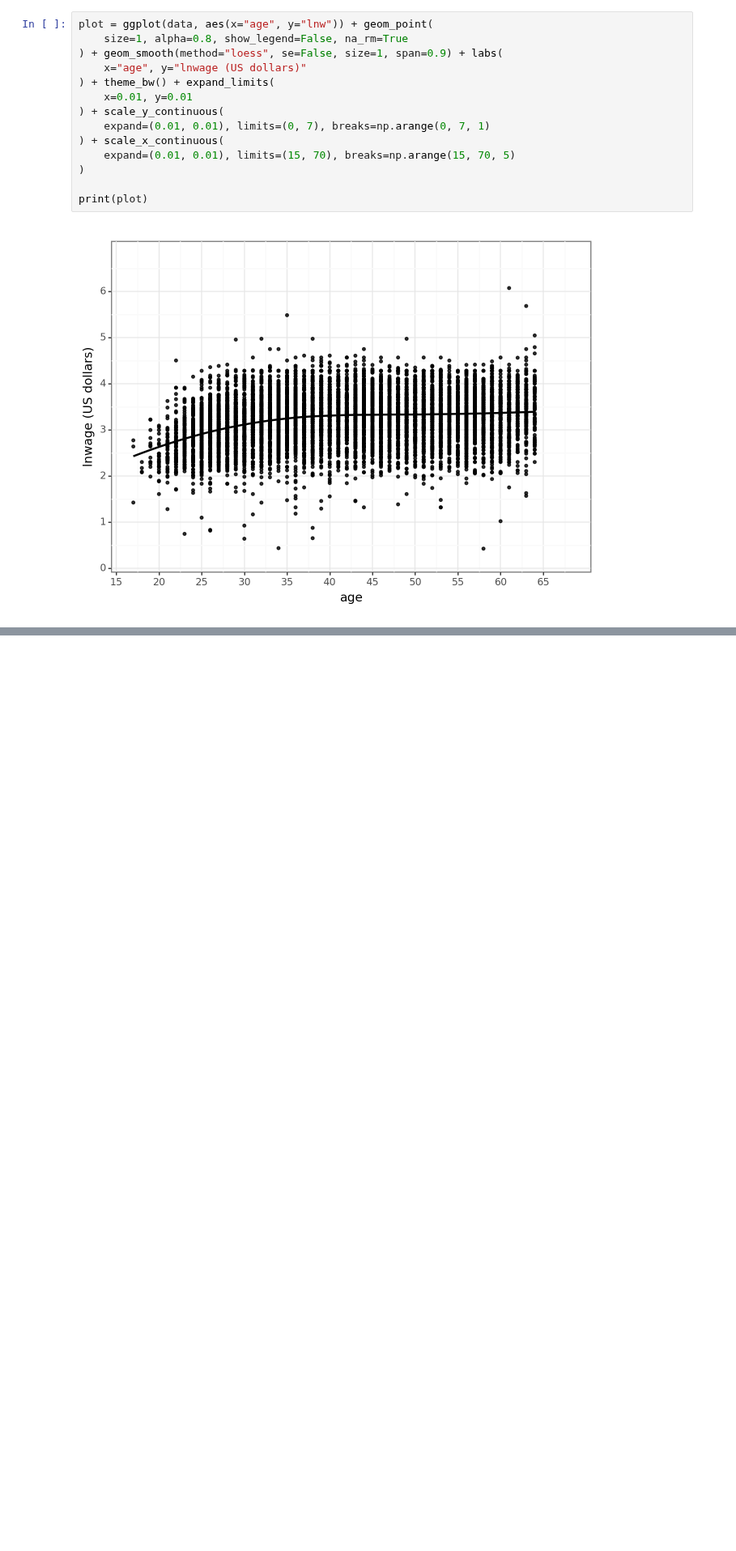
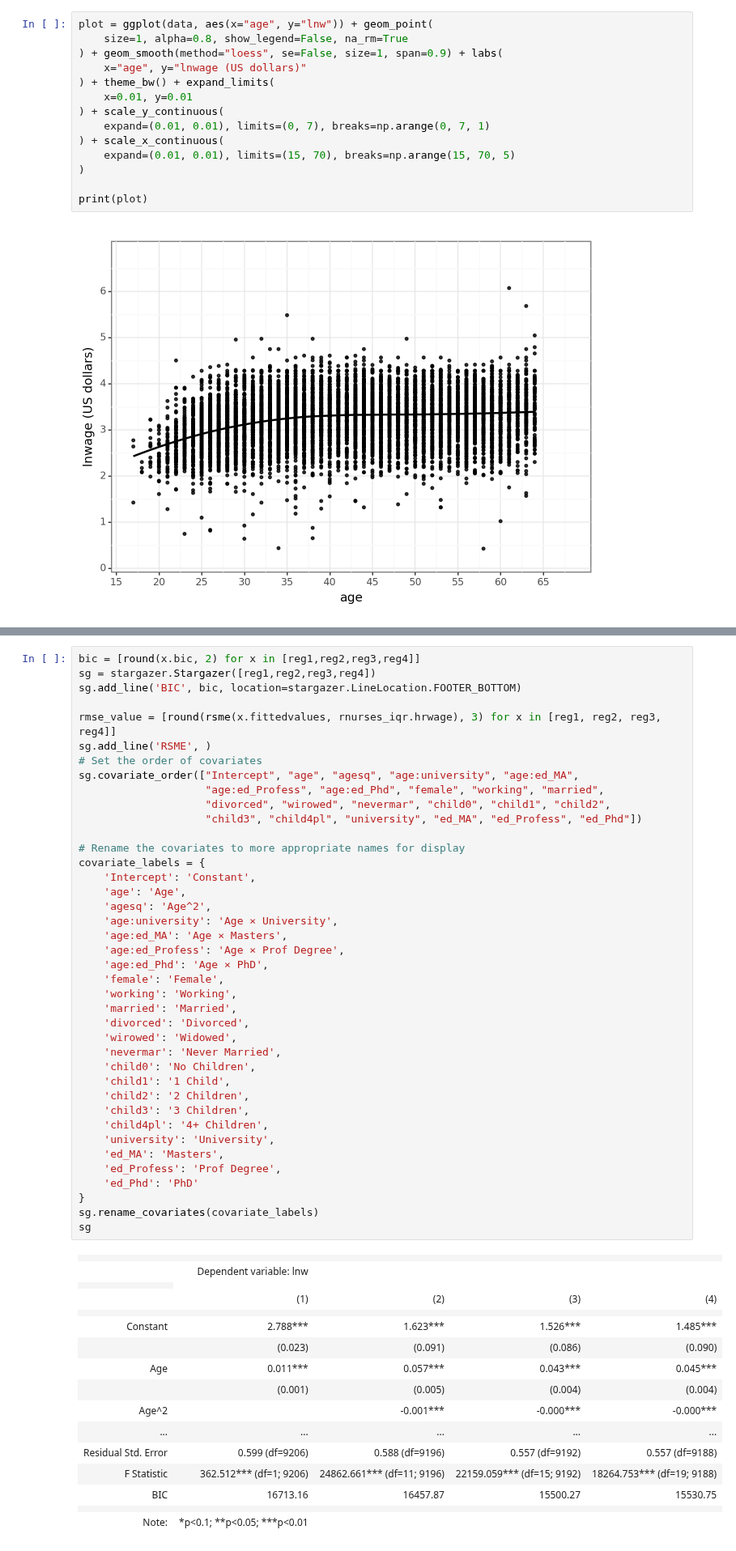
Before and after one commit to Iandrewburg/Assignment_1, a Jupyter notebook: Assignment_1.ipynb, the cells around one changed output, grey strips where cells are left out. Shown at 81% size. Drawn from its saved outputs; the diff is of its cells as text; blank space fills up the shorter version.

```diff
--- a/Assignment_1.ipynb
+++ b/Assignment_1.ipynb
@@ -379,0 +504,57 @@ print(plot)
+# %%
+bic = [round(x.bic, 2) for x in [reg1,reg2,reg3,reg4]]
+sg = stargazer.Stargazer([reg1,reg2,reg3,reg4])
+sg.add_line('BIC', bic, location=stargazer.LineLocation.FOOTER_BOTTOM)
+
+rmse_value = [round(rsme(x.fittedvalues, rnurses_iqr.hrwage), 3) for x in [reg1, reg2, reg3, reg4]]
+sg.add_line('RSME', )
+# Set the order of covariates
+sg.covariate_order(["Intercept", "age", "agesq", "age:university", "age:ed_MA",
+                    "age:ed_Profess", "age:ed_Phd", "female", "working", "married",
+                    "divorced", "wirowed", "nevermar", "child0", "child1", "child2",
+                    "child3", "child4pl", "university", "ed_MA", "ed_Profess", "ed_Phd"])
+
+# Rename the covariates to more appropriate names for display
+covariate_labels = {
+    'Intercept': 'Constant',
+    'age': 'Age',
+    'agesq': 'Age^2',
+    'age:university': 'Age × University',
+    'age:ed_MA': 'Age × Masters',
+    'age:ed_Profess': 'Age × Prof Degree',
+    'age:ed_Phd': 'Age × PhD',
+    'female': 'Female',
+    'working': 'Working',
+    'married': 'Married',
+    'divorced': 'Divorced',
+    'wirowed': 'Widowed',
+    'nevermar': 'Never Married',
+    'child0': 'No Children',
+    'child1': '1 Child',
+    'child2': '2 Children',
+    'child3': '3 Children',
+    'child4pl': '4+ Children',
+    'university': 'University',
+    'ed_MA': 'Masters',
+    'ed_Profess': 'Prof Degree',
+    'ed_Phd': 'PhD'
+}
+sg.rename_covariates(covariate_labels)
+sg
+# %% [output]
+|  |  |  |  |  |
+|  | Dependent variable: lnw |  |  |  |
+|  |
+|  | (1) | (2) | (3) | (4) |
+|  |  |  |  |  |
+| Constant | 2.788*** | 1.623*** | 1.526*** | 1.485*** |
+|  | (0.023) | (0.091) | (0.086) | (0.090) |
+| Age | 0.011*** | 0.057*** | 0.043*** | 0.045*** |
+|  | (0.001) | (0.005) | (0.004) | (0.004) |
+| Age^2 |  | -0.001*** | -0.000*** | -0.000*** |
+| ... | ... | ... | ... | ... |
+| Residual Std. Error | 0.599 (df=9206) | 0.588 (df=9196) | 0.557 (df=9192) | 0.557 (df=9188) |
+| F Statistic | 362.512*** (df=1; 9206) | 24862.661*** (df=11; 9196) | 22159.059*** (df=15; 9192) | 18264.753*** (df=19; 9188) |
+| BIC | 16713.16 | 16457.87 | 15500.27 | 15530.75 |
+|  |  |  |  |  |
+| Note: | *p<0.1; **p<0.05; ***p<0.01 |  |  |  |
```
Also changed, not shown: parts of 28 cells of this notebook.
